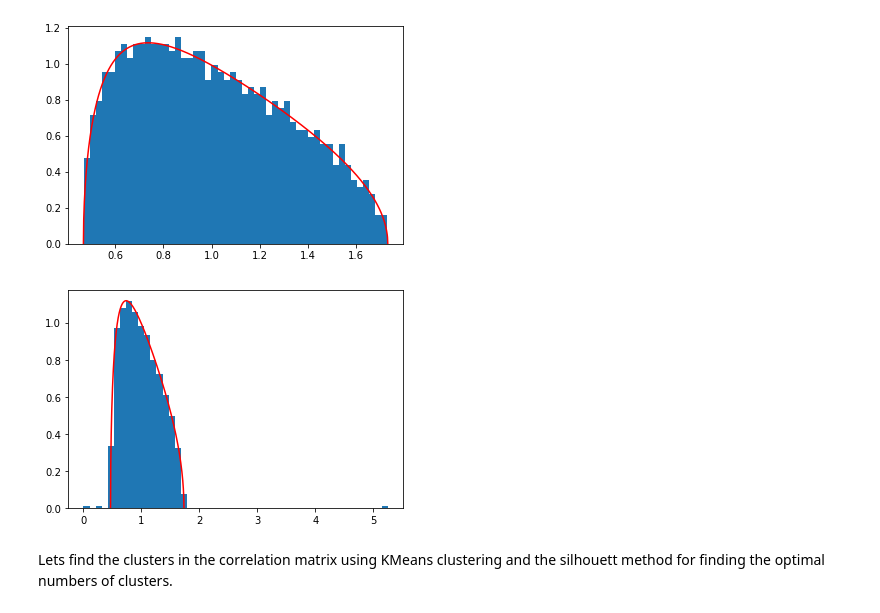
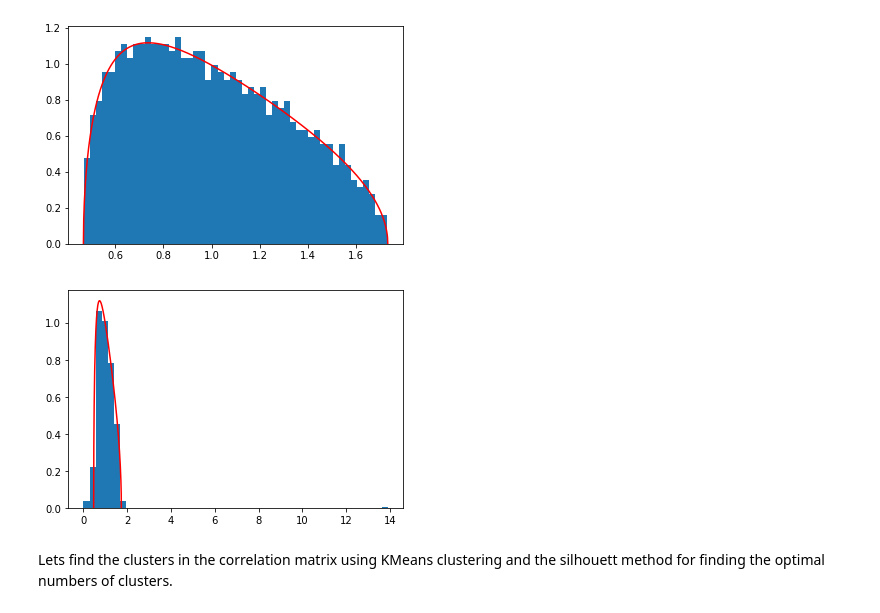
Before and after one commit to emoen/demo_Marchenko_Pastur_Analysis, a Jupyter notebook: demo_MarcenkoPastur_on_time_series.ipynb, the cells around one changed output. Cells and saved outputs as stored; diff of their text form; code cells hidden in the pictures.

```diff
--- a/demo_MarcenkoPastur_on_time_series.ipynb
+++ b/demo_MarcenkoPastur_on_time_series.ipynb
@@ -96,30 +99,30 @@ plt.show()
 # %%
 x = np.random.normal(0, 1, size = (T, N))
 
 sin_np = np.sin([i for i in range(0,T)])
 sin_plus_pi_fourth = sin_np + np.pi/4
 cos_np = np.cos([i for i in range(0,T)])
 
 x[:,0] = sin_np #np.ones(T)
 x[:,1] = sin_np
 
-#for j in range(2,10):
-#    x[:,j]+= sin_np #+
+for j in range(2,10):
+    x[:,j]+= -sin_np #+
 
-#for j in range(11,20):
-#    x[:,j]= sin_plus_pi_fourth #+
+for j in range(11,20):
+    x[:,j]= sin_plus_pi_fourth #+
 
 cor = np.corrcoef(x, rowvar=0)
 
 eVal0 , eVec0 = getPCA( cor )
 pdf0 = mpPDF(1., q=x.shape[0]/float(x.shape[1]), pts=N)
 fig = plt.figure()
 ax  = fig.add_subplot(111)
 ax.hist(np.diag(eVal0), density = True,bins=50) # Histogram the eigenvalues
 plt.plot(pdf0.keys(), pdf0, color='r', label="Marcenko-Pastur pdf")
 plt.show()
 # %% [output]
-[figure, old version]
+[figure, new version]
 # %% [markdown]
 Lets find the clusters in the correlation matrix using KMeans clustering and the silhouett method for finding the optimal numbers of clusters.
 # %%
```
Also changed, not shown: parts of 2 cells of this notebook.
